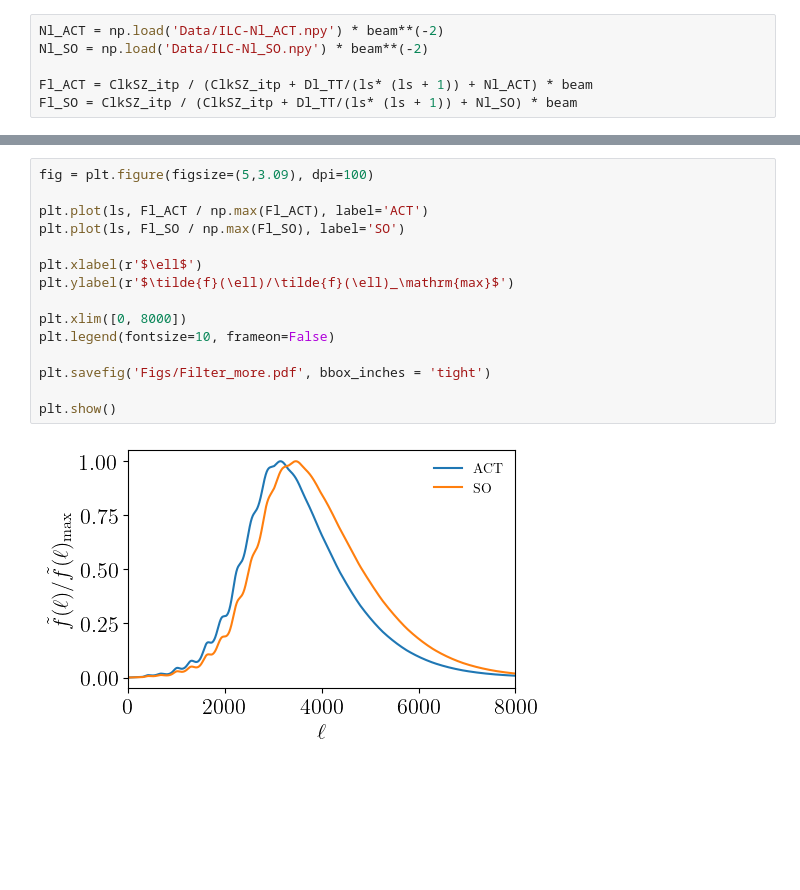
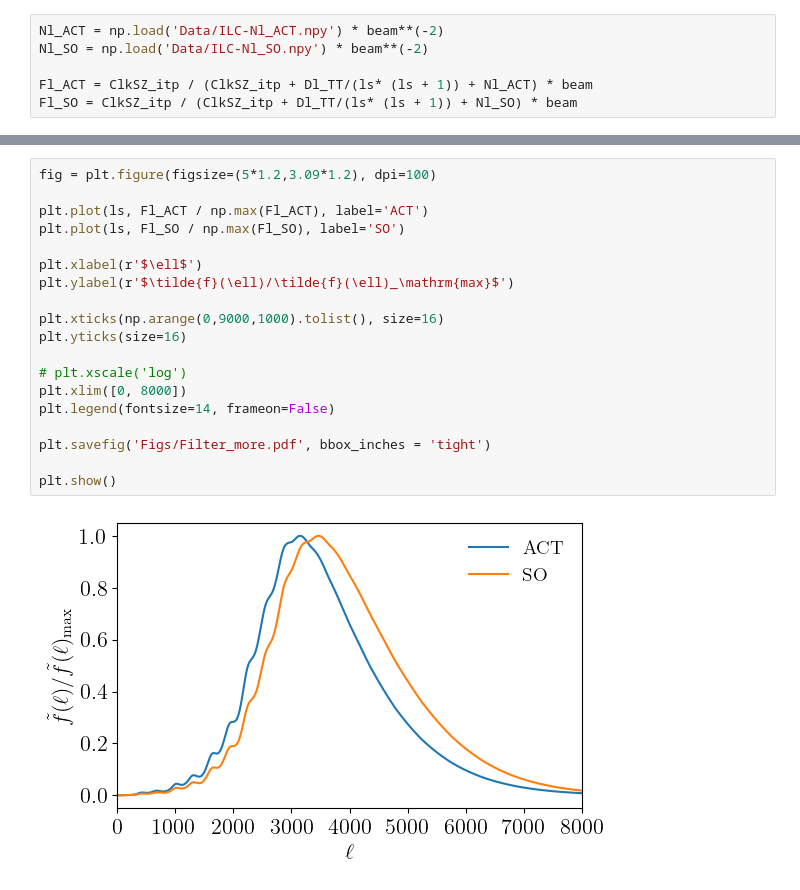
Before and after one commit to Einste11N/SquareField_CrossCorrelation, a Jupyter notebook: Evaluation.ipynb, the cells around one changed output, grey strips where cells are left out. Saved outputs shown, nothing was run; the diff lists cells and outputs as text; blank space fills up the shorter version.

Commit message:
figures updated

```diff
--- a/Evaluation.ipynb
+++ b/Evaluation.ipynb
@@ -1109,17 +1111,21 @@ plt.show()
 # %%
-fig = plt.figure(figsize=(5,3.09), dpi=100)
+fig = plt.figure(figsize=(5*1.2,3.09*1.2), dpi=100)
 
 plt.plot(ls, Fl_ACT / np.max(Fl_ACT), label='ACT')
 plt.plot(ls, Fl_SO / np.max(Fl_SO), label='SO')
 
 plt.xlabel(r'$\ell$')
 plt.ylabel(r'$\tilde{f}(\ell)/\tilde{f}(\ell)_\mathrm{max}$')
 
+plt.xticks(np.arange(0,9000,1000).tolist(), size=16)
+plt.yticks(size=16)
+
+# plt.xscale('log')
 plt.xlim([0, 8000])
-plt.legend(fontsize=10, frameon=False)
+plt.legend(fontsize=14, frameon=False)
 
 plt.savefig('Figs/Filter_more.pdf', bbox_inches = 'tight')
 
 plt.show()
 # %% [output]
-[figure, old version]
+[figure, new version]
```
Also changed, not shown: parts of 1 cell of this notebook, 6 other files.
